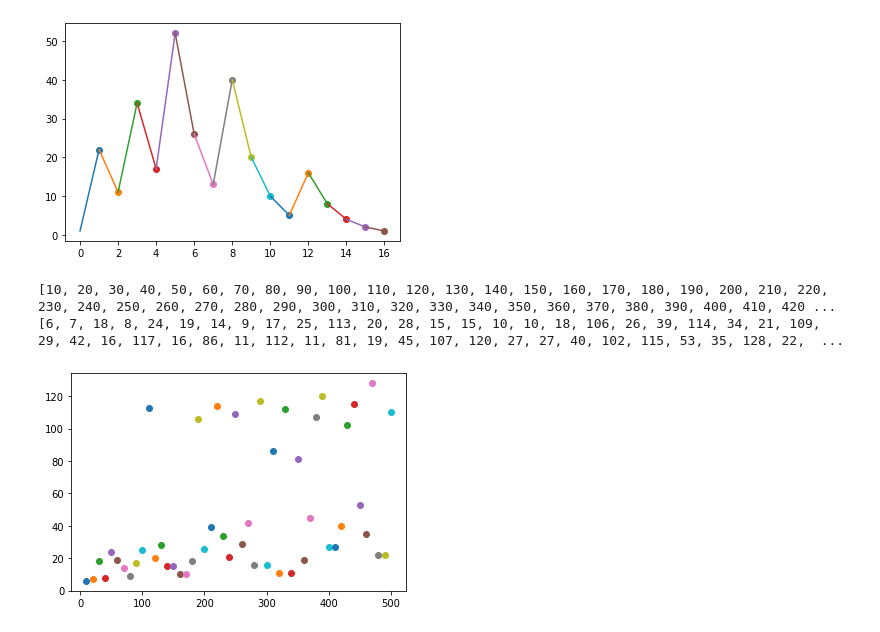
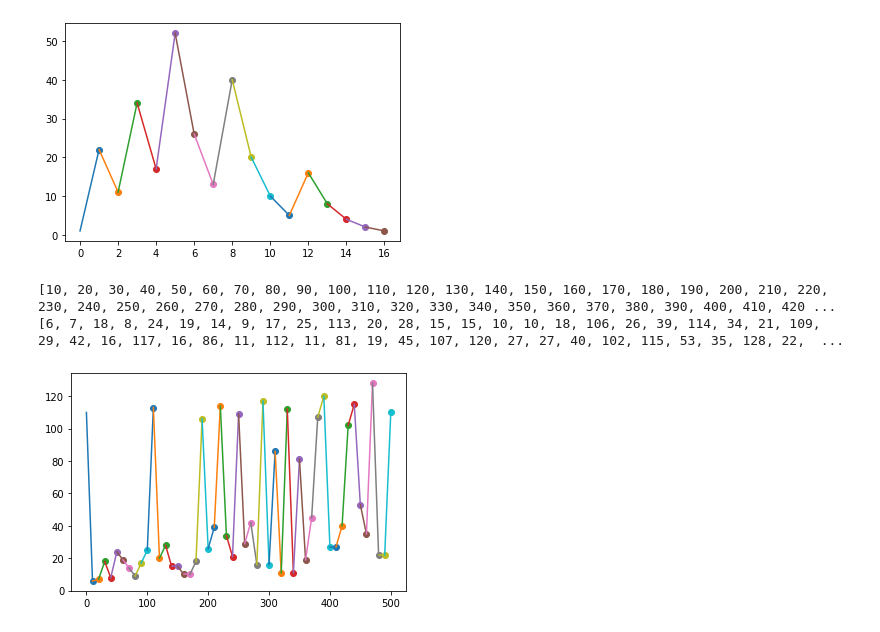
Before and after one commit to FabianAndersson17/python-programmering-Fabian-Adnersson, a Jupyter notebook: Explorations/3x+1.ipynb, the cells around one changed output. Saved outputs shown, nothing was run; the diff lists cells and outputs as text; code cells hidden in the pictures.

Commit message:
Added lines between each point in iterations

```diff
--- a/Explorations/3x+1.ipynb
+++ b/Explorations/3x+1.ipynb
@@ -84,31 +84,34 @@ iterations = 0
 loopNumber = 50
 listIndex = 0
 
 for _ in range(loopNumber):
     iterations = 0
     number = startNumber
     while True:
         if number % 2 == 0:
             number = number/2
         elif number % 2 == 1:
             number = (number*3)+1
 
         iterations += 1
         if number == 1:
             break
 
     iterationsList.append(iterations)
     startList.append(startNumber)
     startNumber+=10
 
 print(startList)
 print(iterationsList)
 
+startNumber = 10
 for _ in startList:
     plt.scatter(startList[listIndex], iterationsList[listIndex])
+    plt.plot([startNumber-10, startNumber], [iterationsList[listIndex-1], iterationsList[listIndex]])
     listIndex += 1
+    startNumber += 10
 plt.show()
 # %% [output]
 [10, 20, 30, 40, 50, 60, 70, 80, 90, 100, 110, 120, 130, 140, 150, 160, 170, 180, 190, 200, 210, 220, 230, 240, 250, 260, 270, 280, 290, 300, 310, 320, 330, 340, 350, 360, 370, 380, 390, 400, 410, 420 ...
 [6, 7, 18, 8, 24, 19, 14, 9, 17, 25, 113, 20, 28, 15, 15, 10, 10, 18, 106, 26, 39, 114, 34, 21, 109, 29, 42, 16, 117, 16, 86, 11, 112, 11, 81, 19, 45, 107, 120, 27, 27, 40, 102, 115, 53, 35, 128, 22,  ...
-[figure, old version]
+[figure, new version]
```
